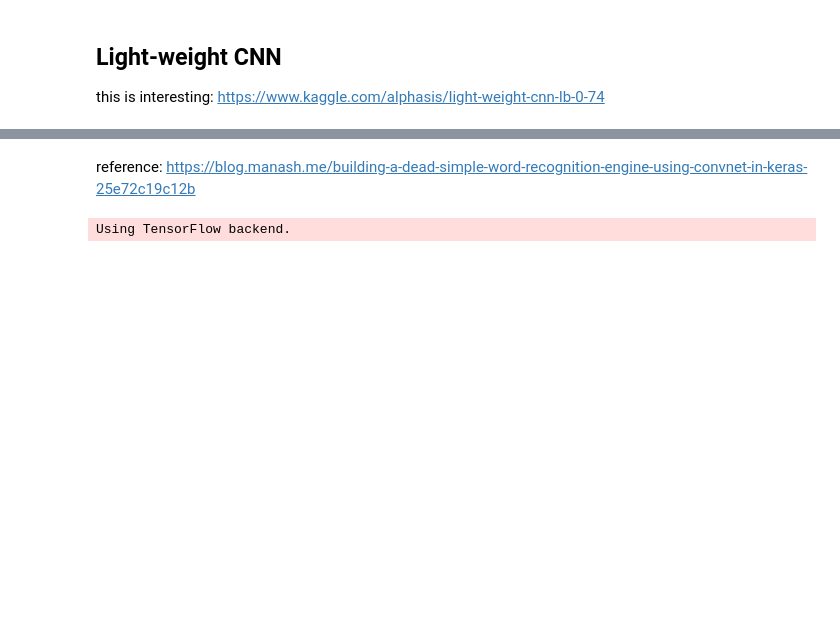
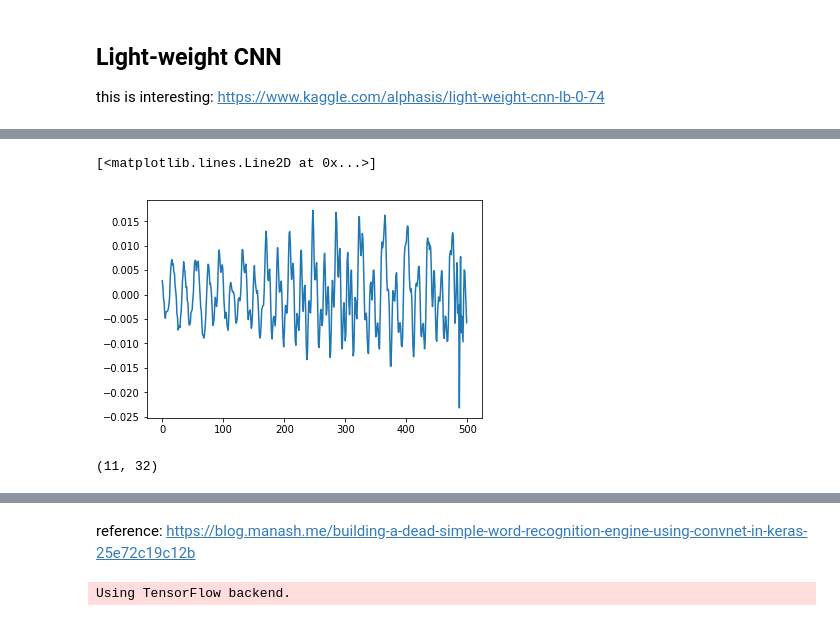
Before and after one commit to ginevracoal/SpeechRecognitionProject, a Jupyter notebook: keras_CNN/speech_recognition.ipynb, the cells around one changed output, grey strips where cells are left out. Cells and saved outputs as stored; diff of their text form; code cells hidden in the pictures; blank space fills up the shorter version.

```diff
--- a/keras_CNN/speech_recognition.ipynb
+++ b/keras_CNN/speech_recognition.ipynb
@@ -169,0 +182,11 @@ this is interesting: https://www.kaggle.com/alphasis/light-weight-cnn-lb-0-74
+# %%
+wave_mod = wave[::3]
+plt.plot(wave_mod[:500])
+# %% [output]
+[<matplotlib.lines.Line2D at 0x...>]
+[figure, added]
+# %%
+mfcc = librosa.feature.mfcc(wave, sr=16000, n_mfcc=11)
+mfcc.shape
+# %% [output]
+(11, 32)
```
Also changed, not shown: parts of 19 cells of this notebook.
